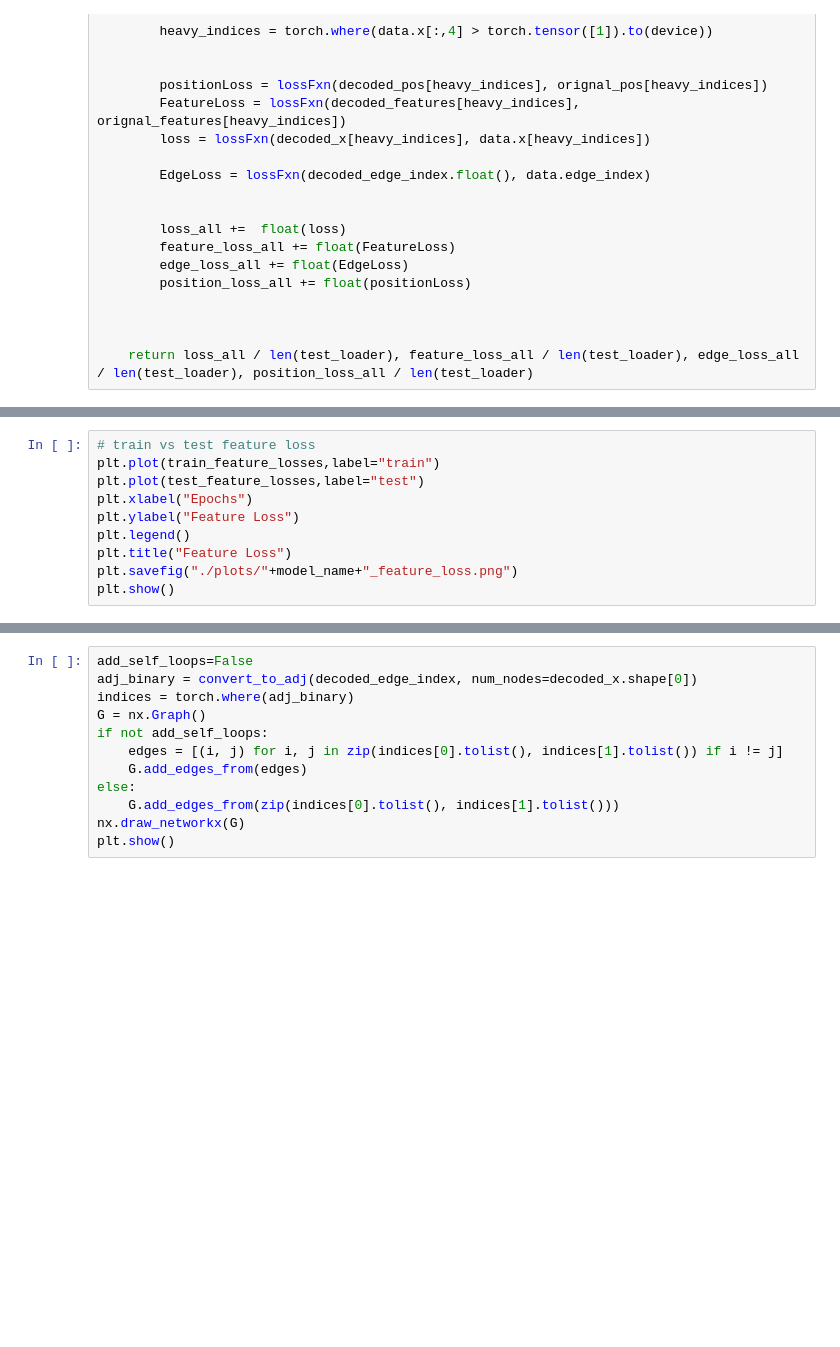
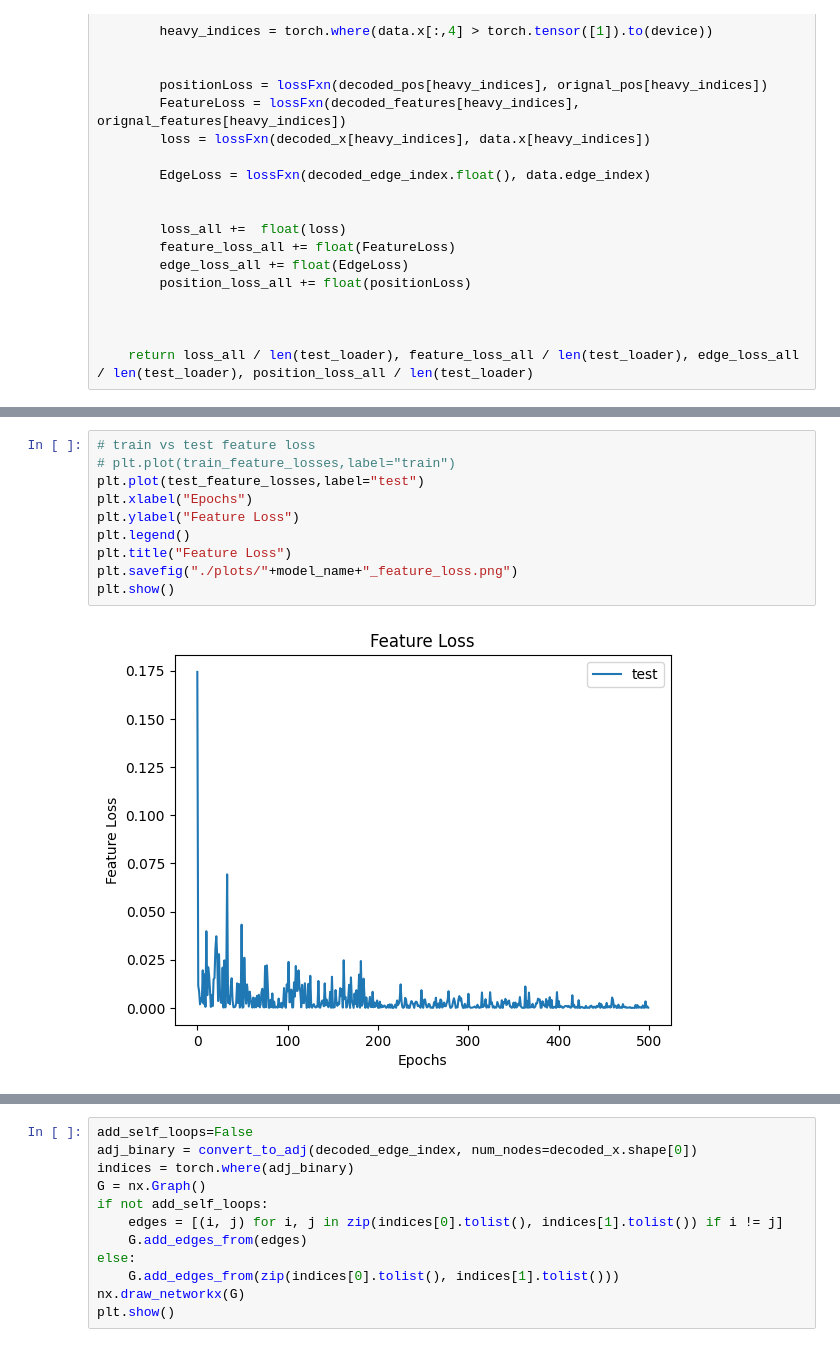
Before and after one commit to Imami-syed/watermodel, a Jupyter notebook: final/intra.ipynb, the cells around one changed output, grey strips where cells are left out. Saved outputs shown, nothing was run; the diff lists cells and outputs as text; blank space fills up the shorter version.

```diff
--- a/final/intra.ipynb
+++ b/final/intra.ipynb
@@ -276,11 +280,13 @@ plt.show()
 # %%
 # train vs test feature loss
-plt.plot(train_feature_losses,label="train")
+# plt.plot(train_feature_losses,label="train")
 plt.plot(test_feature_losses,label="test")
 plt.xlabel("Epochs")
 plt.ylabel("Feature Loss")
 plt.legend()
 plt.title("Feature Loss")
 plt.savefig("./plots/"+model_name+"_feature_loss.png")
 plt.show()
+# %% [output]
+[figure, added]
 # %%
```
Also changed, not shown: parts of 10 cells of this notebook, 5 other files.
